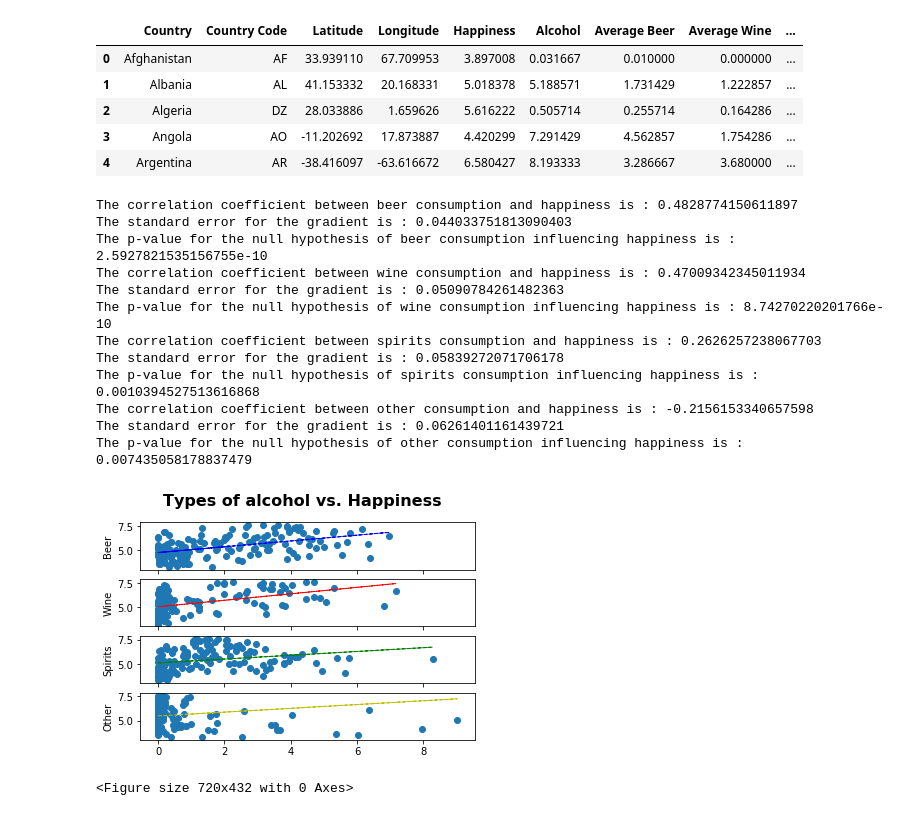
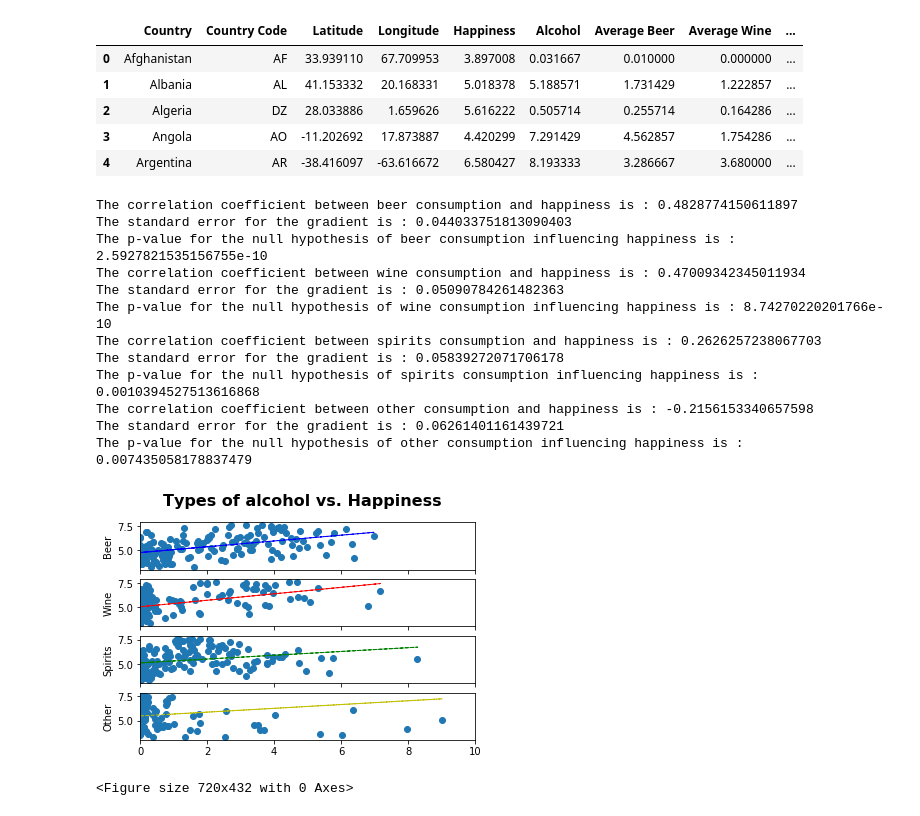
Before and after one commit to 4d4m43/DrinkAndBeHapPY, a Jupyter notebook: libs/vis3_aa.ipynb, the cells around one changed output. Saved outputs shown, nothing was run; the diff lists cells and outputs as text; code cells hidden in the pictures.

```diff
--- a/libs/vis3_aa.ipynb
+++ b/libs/vis3_aa.ipynb
@@ -90,19 +90,22 @@ other_fit = spirits_slope * avg_other_df + other_int
 fig, (ax1, ax2, ax3, ax4) = plt.subplots(4, sharex=True)
 fig.suptitle("Types of alcohol vs. Happiness", fontsize=16, fontweight="bold")
 
-#ax1.set_xlim(min(year), max(year))
+ax1.set_xlim(0, 10)
 ax1.scatter(avg_beer_df, happy_df, linewidth=1, marker="o")
 ax1.plot(avg_beer_df, beer_fit, "b--", linewidth=1)
 ax1.set_ylabel("Beer")
 
+ax2.set_xlim(0, 10)
 ax2.scatter(avg_wine_df, happy_df, linewidth=1, marker="o")
 ax2.plot(avg_wine_df, wine_fit, "r--", linewidth=1)
 ax2.set_ylabel("Wine")
 
+ax3.set_xlim(0, 10)
 ax3.scatter(avg_spirits_df, happy_df, linewidth=1, marker="o")
 ax3.plot(avg_spirits_df, spirits_fit, "g--", linewidth=1)
 ax3.set_ylabel("Spirits")
 
+ax4.set_xlim(0, 10)
 ax4.scatter(avg_other_df, happy_df, linewidth=1, marker="o")
 ax4.plot(avg_other_df, other_fit, "y--", linewidth=1)
 ax4.set_ylabel("Other")
@@ -114,36 +117,36 @@ plt.figure(figsize=(10,6))
 #plt.xlabel('Latitude')
 #plt.ylabel('Annual Liter per Capita of All Alcoholic Beverages')
 #plt.title(f'Country Latitude vs Alcohol Consumption')
-#plt.savefig("./output/alcoholtypes.png")
+plt.savefig("./output/alcoholtypes.png")
 
 #plt.show()
 print(f"The correlation coefficient between beer consumption and happiness is : {beer_r}")
 print(f"The standard error for the gradient is : {beer_std_err}")
 print(f"The p-value for the null hypothesis of beer consumption influencing happiness is : {beer_p}")
 
 print(f"The correlation coefficient between wine consumption and happiness is : {wine_r}")
 print(f"The standard error for the gradient is : {wine_std_err}")
 print(f"The p-value for the null hypothesis of wine consumption influencing happiness is : {wine_p}")
 
 print(f"The correlation coefficient between spirits consumption and happiness is : {spirits_r}")
 print(f"The standard error for the gradient is : {spirits_std_err}")
 print(f"The p-value for the null hypothesis of spirits consumption influencing happiness is : {spirits_p}")
 
 print(f"The correlation coefficient between other consumption and happiness is : {other_r}")
 print(f"The standard error for the gradient is : {other_std_err}")
 print(f"The p-value for the null hypothesis of other consumption influencing happiness is : {other_p}")
 # %% [output]
 The correlation coefficient between beer consumption and happiness is : 0.4828774150611897
 The standard error for the gradient is : 0.044033751813090403
 The p-value for the null hypothesis of beer consumption influencing happiness is : 2.5927821535156755e-10
 The correlation coefficient between wine consumption and happiness is : 0.47009342345011934
 The standard error for the gradient is : 0.05090784261482363
 The p-value for the null hypothesis of wine consumption influencing happiness is : 8.74270220201766e-10
 The correlation coefficient between spirits consumption and happiness is : 0.2626257238067703
 The standard error for the gradient is : 0.05839272071706178
 The p-value for the null hypothesis of spirits consumption influencing happiness is : 0.0010394527513616868
 The correlation coefficient between other consumption and happiness is : -0.2156153340657598
 The standard error for the gradient is : 0.06261401161439721
 The p-value for the null hypothesis of other consumption influencing happiness is : 0.007435058178837479
-[figure, old version]
+[figure, new version]
 <Figure size 720x432 with 0 Axes>
```
Also changed, not shown: parts of 1 cell of this notebook, 2 other files.
